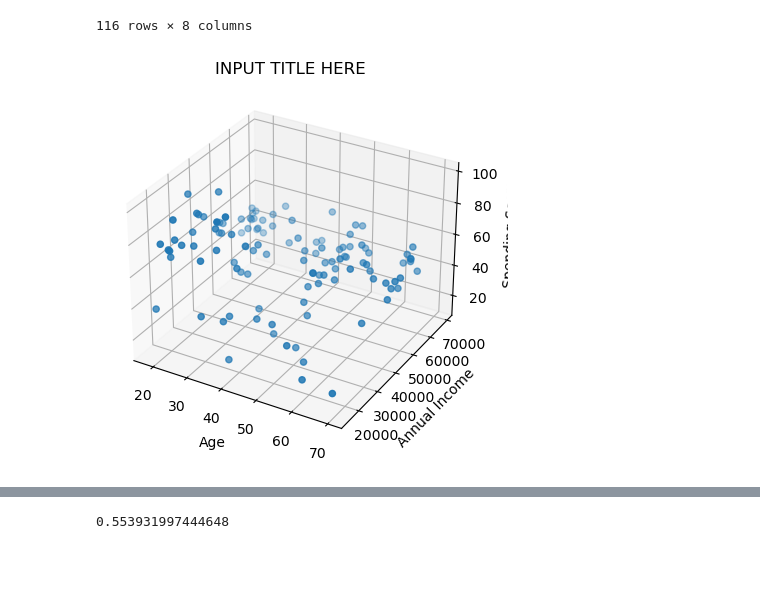
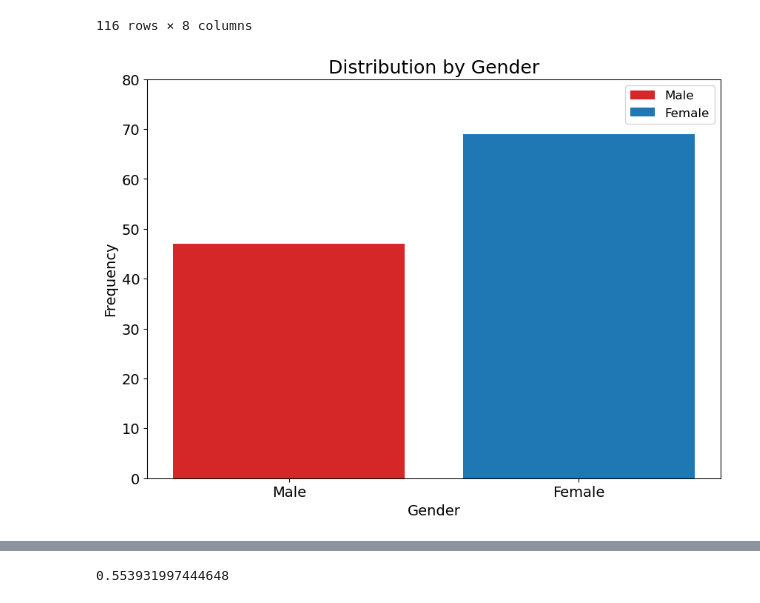
Before and after one commit to AgVicCodes/clustering_analysis, a Jupyter notebook: cluster_analysis.ipynb, the cells around one changed output, grey strips where cells are left out. Drawn from its saved outputs; the diff is of its cells as text; code cells hidden in the pictures; blank space fills up the shorter version.

```diff
--- a/cluster_analysis.ipynb
+++ b/cluster_analysis.ipynb
@@ -176 +186,30 @@ def plot_hist(df, labels):
     plt.show()
+# %%
+# Bar plot of customers by their gender
+def plot_barplot():
+    """
+        Makes a barplot of
+        the gender distribution
+    """
+    plt.figure(figsize = (10, 7))
+
+    gender = cdf["gender"].unique()
+    count = [len(cdf[cdf["gender"] == "Male"]),
+             len(cdf[cdf["gender"] == "Female"])]
+    bar_colors = ['tab:red', 'tab:blue']
+
+    plt.bar(gender, count, label = gender, color = bar_colors)
+
+    plt.xlabel("Gender", fontsize = 14)
+    plt.ylabel("Frequency", fontsize = 14)
+
+    plt.title("Distribution by Gender", fontsize = 18)
+
+    plt.xticks(fontsize = 14)
+    plt.yticks(np.linspace(0, 80, 9), fontsize = 14)
+
+    plt.legend(fontsize = 12)
+
+    plt.savefig("gender_dist")
+
+    plt.show()
@@ -293,24 +545,10 @@ cdf
 | 121 | 122 | 38 | 67000 | 40 | 26800.0 | 2 | Female | 30 - 39 |
 | 122 | 123 | 40 | 69000 | 58 | 40020.0 | 2 | Female | 40 - 49 |
 116 rows × 8 columns
-# %%
-%matplotlib inline
-fig = plt.figure()
-ax = fig.add_subplot(projection='3d')
-
-ax.scatter(cdf["age"], cdf["annual_income"], cdf["spending_score"], marker = "o")
-
-plt.title("INPUT TITLE HERE")
-
-ax.set_xlabel('Age')
-ax.set_ylabel('Annual Income')
-ax.set_zlabel('Spending Score')
-
-# plt.savefig("3d_plot_for_age_income_spending")
-
-plt.show()
-# %% [output]
-[figure, removed]
+# %%
+plot_barplot()
+# %% [output]
+[figure, added]
 # %%
 # Correlation matrix and confusion matrix
 
```
Also changed, not shown: parts of 55 cells of this notebook, 27 other files.
